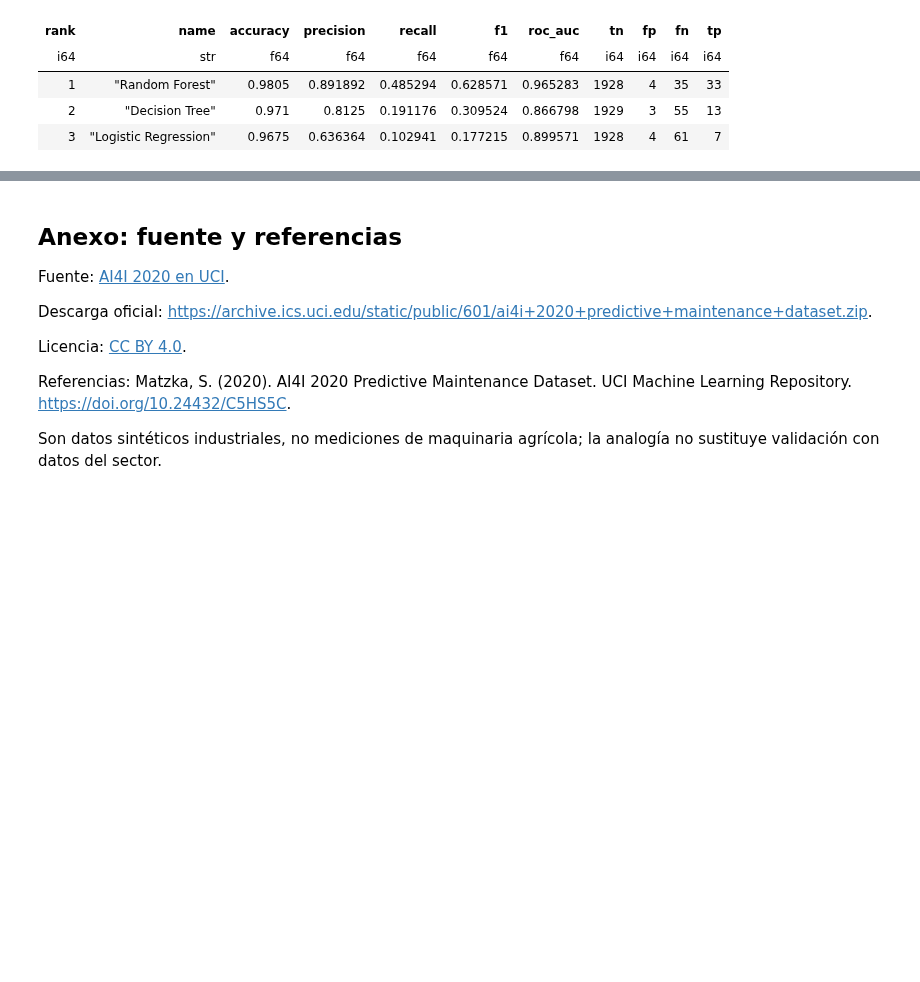
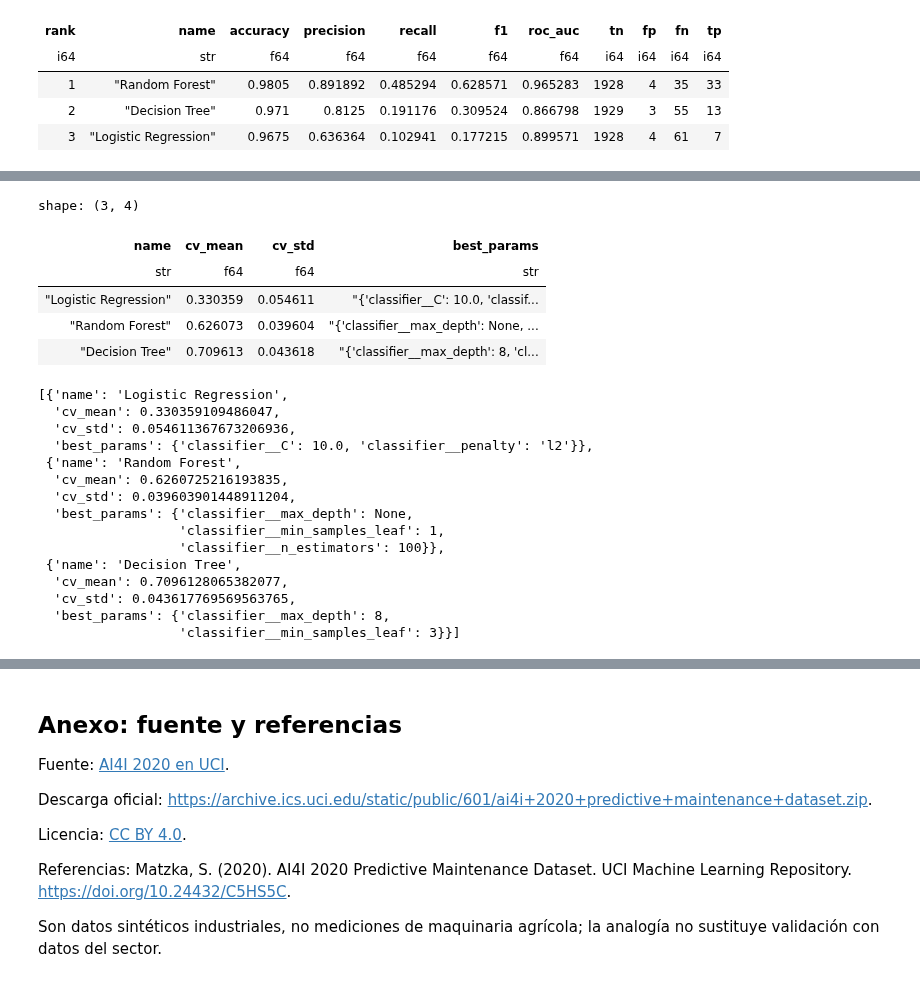
Before and after one commit to miguelpuente/agri-machinery-failure-prediction, a Jupyter notebook: notebooks/entrega-final.ipynb, the cells around one changed output, grey strips where cells are left out. Cells and saved outputs as stored; diff of their text form; code cells hidden in the pictures; blank space fills up the shorter version.

```diff
--- a/notebooks/entrega-final.ipynb
+++ b/notebooks/entrega-final.ipynb
@@ -304,0 +311,39 @@ shape: (3, 11)
+# %%
+from pprint import pformat
+
+from agrofail.report import _tuning_features
+from agrofail.tuning import tune_models
+
+tuning_train = _tuning_features(train_selected)
+tuning_test = _tuning_features(test_selected)
+tuned = tune_models(tuning_train, train[target],
+                    categorical_columns=(len(config.NUMERIC_COLUMNS),))
+stability = [{'name': m.name, 'cv_mean': m.cv_mean, 'cv_std': m.cv_std,
+              'best_params': m.best_params} for m in tuned]
+stability_table = pl.DataFrame([
+    {**row, 'best_params': pformat(row['best_params'])} for row in stability])
+with pl.Config(tbl_rows=-1, tbl_cols=-1, fmt_str_lengths=200):
+    display(stability_table)
+pprint(stability)
+# %% [output]
+shape: (3, 4)
+| name | cv_mean | cv_std | best_params |
+| str | f64 | f64 | str |
+| "Logistic Regression" | 0.330359 | 0.054611 | "{'classifier__C': 10.0, 'classif... |
+| "Random Forest" | 0.626073 | 0.039604 | "{'classifier__max_depth': None, ... |
+| "Decision Tree" | 0.709613 | 0.043618 | "{'classifier__max_depth': 8, 'cl... |
+[{'name': 'Logistic Regression',
+  'cv_mean': 0.330359109486047,
+  'cv_std': 0.054611367673206936,
+  'best_params': {'classifier__C': 10.0, 'classifier__penalty': 'l2'}},
+ {'name': 'Random Forest',
+  'cv_mean': 0.6260725216193835,
+  'cv_std': 0.039603901448911204,
+  'best_params': {'classifier__max_depth': None,
+                  'classifier__min_samples_leaf': 1,
+                  'classifier__n_estimators': 100}},
+ {'name': 'Decision Tree',
+  'cv_mean': 0.7096128065382077,
+  'cv_std': 0.043617769569563765,
+  'best_params': {'classifier__max_depth': 8,
+                  'classifier__min_samples_leaf': 3}}]
```
Also changed, not shown: parts of 8 cells of this notebook, 6 other files.
